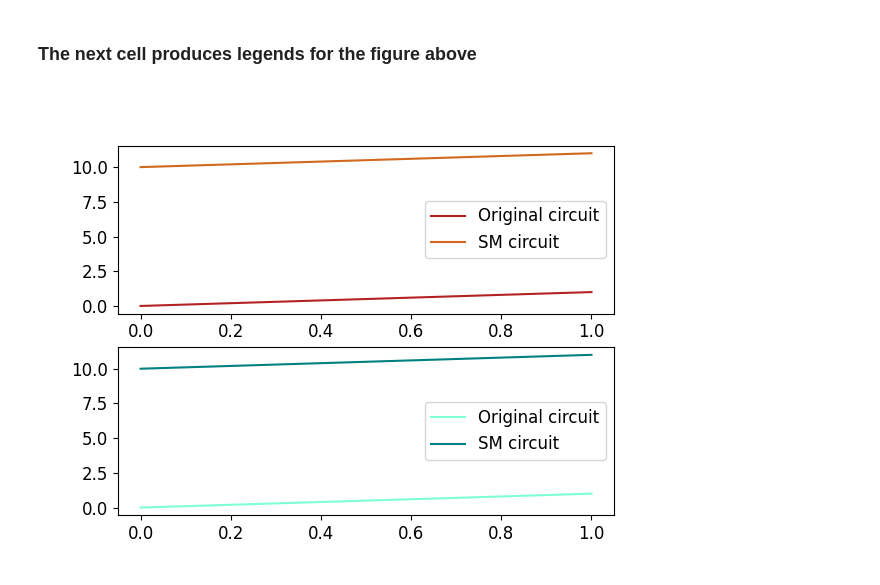
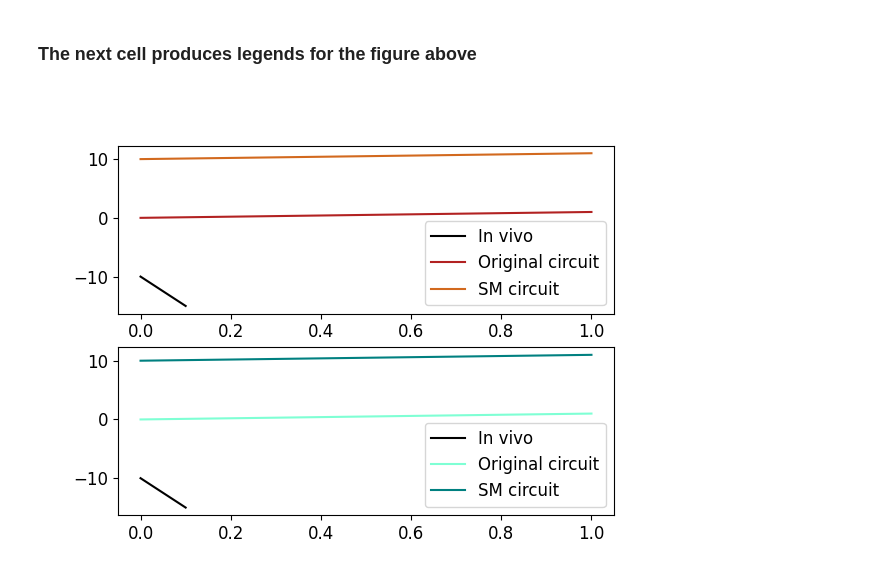
Before and after one commit to joseph-tharayil/whiskerFlick, a Jupyter notebook: MakeFigures.ipynb, the cells around one changed output. Cells and saved outputs as stored; diff of their text form; code cells hidden in the pictures.

```diff
--- a/MakeFigures.ipynb
+++ b/MakeFigures.ipynb
@@ -2246,15 +2246,17 @@ plt.savefig('figures/psths.png',dpi=600)
 # %%
 plt.figure()
 plt.subplot(2,1,1)
+plt.plot([0,.1],[-10,-15],c='k')
 plt.plot([0,1],[0,1],c='firebrick')
 plt.plot([0,1],[10,11],c='chocolate')
-plt.legend(['Original circuit','SM circuit'])
+plt.legend(['In vivo','Original circuit','SM circuit'])
 
 plt.subplot(2,1,2)
+plt.plot([0,.1],[-10,-15],c='k')
 plt.plot([0,1],[0,1],c='aquamarine')
 plt.plot([0,1],[10,11],c='teal')
-plt.legend(['Original circuit','SM circuit'])
+plt.legend(['In vivo','Original circuit','SM circuit'])
 
 plt.savefig('figures/psthLegends.png',dpi=600)
 # %% [output]
-[figure, old version]
+[figure, new version]
```
